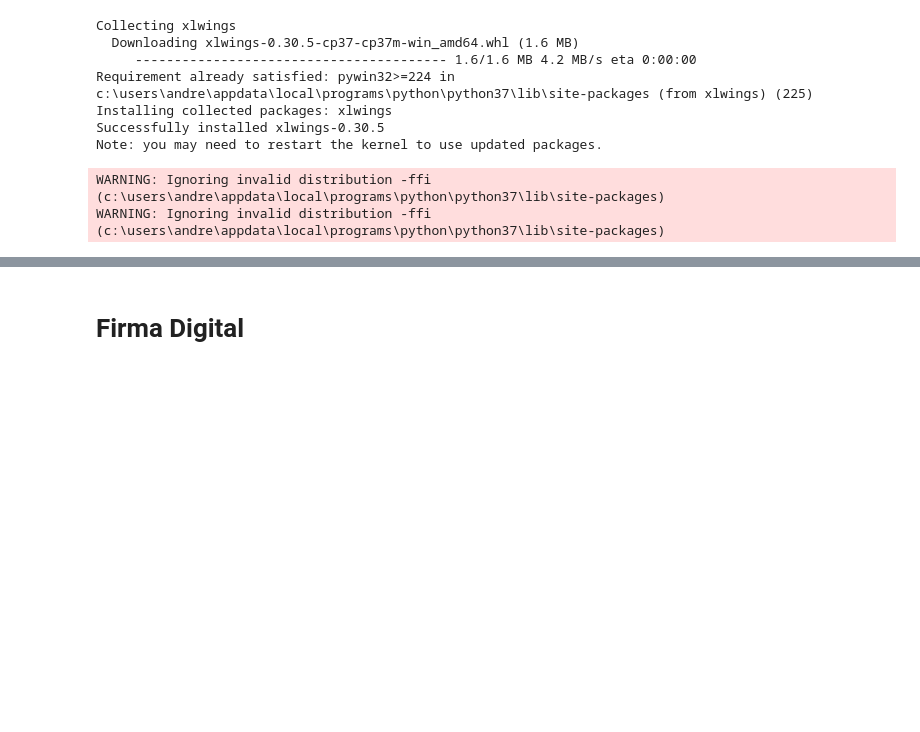
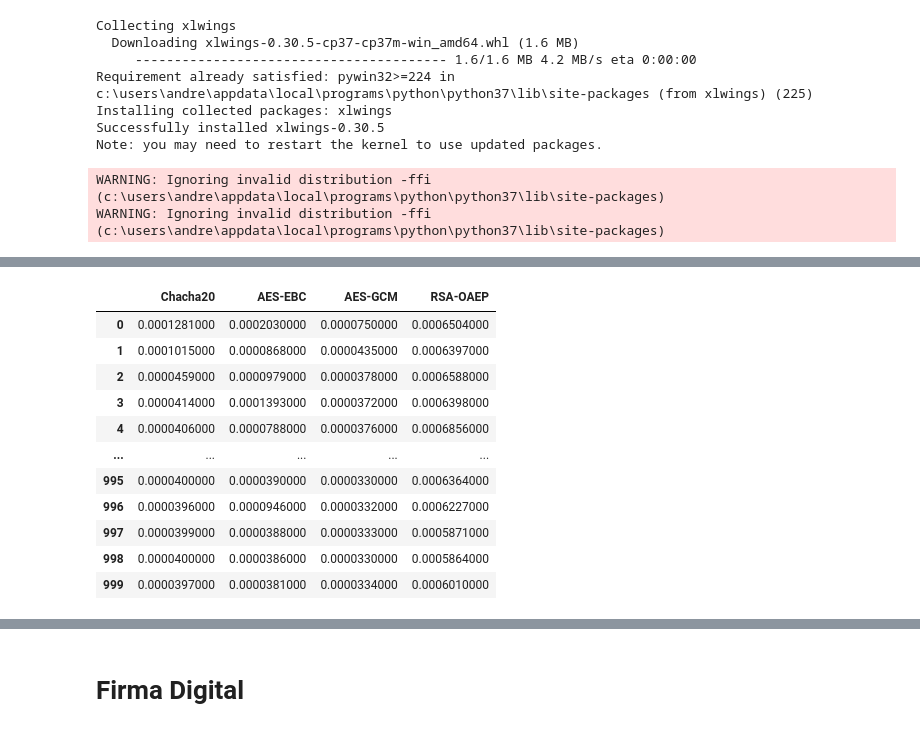
Before and after one commit to andresbasilea/Proyecto1Criptografia, a Jupyter notebook: CriptografiaProyecto1-Copy1.ipynb, the cells around one changed output, grey strips where cells are left out. Cells and saved outputs as stored; diff of their text form; code cells hidden in the pictures; blank space fills up the shorter version.

```diff
--- a/CriptografiaProyecto1-Copy1.ipynb
+++ b/CriptografiaProyecto1-Copy1.ipynb
@@ -649,0 +746,87 @@ b'\x00\x00\x00\x00\x00\x00\x00\x00\x00\x00\x00\x00\x00\x00\x00\x00'
+# %%
+# Descifrado
+
+
+# AES_EBC
+# # Specifying a sheet
+ws = xw.Book("CriptoTestVectors.xlsx").sheets['AESEBC']
+AES_ECBcipher = ws.range("C9:C13").value
+#print(AES_ECBcipher)
+
+#para vectores de AES_EBC:
+for j in range(5):
+    for i in range(200):
+        t = timeit.timeit(lambda: aes_ecb_decrypt(bytes.fromhex(AES_ECBcipher[j])), number=1)
+        df_descifrado.loc[i+(j*200),'AES-EBC'] = '{:.10f}'.format(t)
+
+
+
+# AES_GCM
+# # Specifying a sheet
+ws = xw.Book("CriptoTestVectors.xlsx").sheets['AESGCM']
+AES_GCMkey = ws.range("B9:B13").value
+AES_GCMcipher = ws.range("D9:D13").value
+AES_GCMnonce = ws.range("E9:E13").value
+
+#para vectores de AES_EBC:
+for j in range(5):
+    for i in range(200):
+        t = timeit.timeit(lambda: aes_gcm_decrypt(bytes.fromhex(AES_GCMkey[j]),bytes.fromhex(AES_GCMcipher[j]), bytes.fromhex(AES_GCMnonce[j])), number=1)
+        df_descifrado.loc[i+(j*200),'AES-GCM'] = '{:.10f}'.format(t)
+
+
+
+# CHACHA
+# # Specifying a sheet
+ws = xw.Book("CriptoTestVectors.xlsx").sheets['CHACHA20']
+CHACHA_key = ws.range("B9:B13").value
+CHACHA_cipher = ws.range("D9:D13").value
+
+
+#para vectores de chacha:
+for j in range(5):
+    for i in range(200):
+        t = timeit.timeit(lambda: chacha20_decrypt(bytes.fromhex(CHACHA_key[j]),bytes.fromhex(CHACHA_cipher[j])), number=1)
+        df_descifrado.loc[i+(j*200),'Chacha20'] = '{:.10f}'.format(t)
+
+
+
+# RSA-OAEP
+# ws = xw.Book("CriptoTestVectors.xlsx").sheets['RSAOAEP']
+# RSA_OAEP_cipher = ws.range("D9:D13").value
+# print(RSA_OAEP_cipher[0])
+# print(len(RSA_OAEP_cipher[0]))
+# print(private_key.key_size)
+# # print(private_pem)
+# # print(len(private_pem))
+
+#para vectores de RSA_OAEP:
+for j in range(5):
+    for i in range(200):
+        ciphertext = rsa_oaep_encrypt(public_key, bytes.fromhex(RSA_OAEP_plaintext[j]))
+        t = timeit.timeit(lambda: rsa_oaep_decrypt(private_key, ciphertext), number=1)
+        #t = timeit.timeit(lambda: rsa_oaep_decrypt(private_key, bytes.fromhex(RSA_OAEP_cipher[j])), number=1)
+        #t = timeit.timeit(lambda: rsa_oaep_decrypt(private_key, RSA_OAEP_cipher[j]), number=1)
+        df_descifrado.loc[i+(j*200),'RSA-OAEP'] = '{:.10f}'.format(t)
+
+
+
+
+
+
+
+
+df_descifrado
+# %% [output]
+|  | Chacha20 | AES-EBC | AES-GCM | RSA-OAEP |
+| 0 | 0.0001281000 | 0.0002030000 | 0.0000750000 | 0.0006504000 |
+| 1 | 0.0001015000 | 0.0000868000 | 0.0000435000 | 0.0006397000 |
+| 2 | 0.0000459000 | 0.0000979000 | 0.0000378000 | 0.0006588000 |
+| 3 | 0.0000414000 | 0.0001393000 | 0.0000372000 | 0.0006398000 |
+| 4 | 0.0000406000 | 0.0000788000 | 0.0000376000 | 0.0006856000 |
+| ... | ... | ... | ... | ... |
+| 995 | 0.0000400000 | 0.0000390000 | 0.0000330000 | 0.0006364000 |
+| 996 | 0.0000396000 | 0.0000946000 | 0.0000332000 | 0.0006227000 |
+| 997 | 0.0000399000 | 0.0000388000 | 0.0000333000 | 0.0005871000 |
+| 998 | 0.0000400000 | 0.0000386000 | 0.0000330000 | 0.0005864000 |
+| 999 | 0.0000397000 | 0.0000381000 | 0.0000334000 | 0.0006010000 |
```
Also changed, not shown: parts of 7 cells of this notebook, 2 other files.
